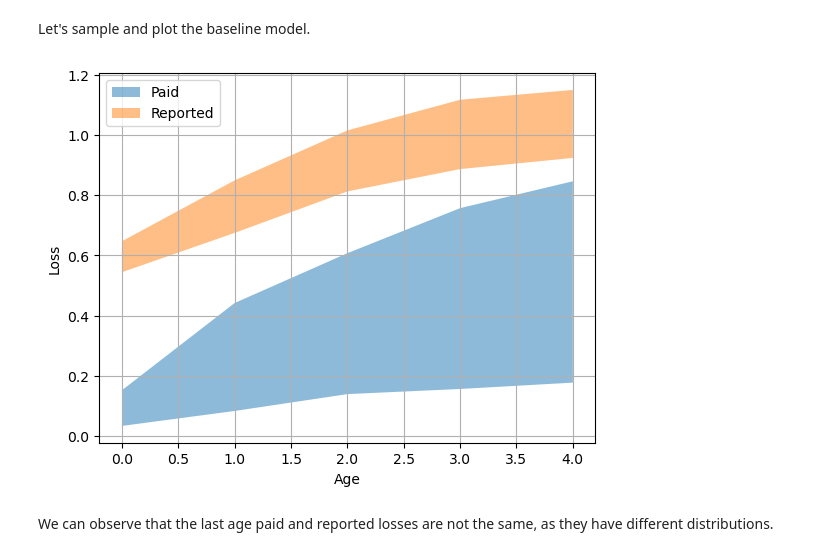
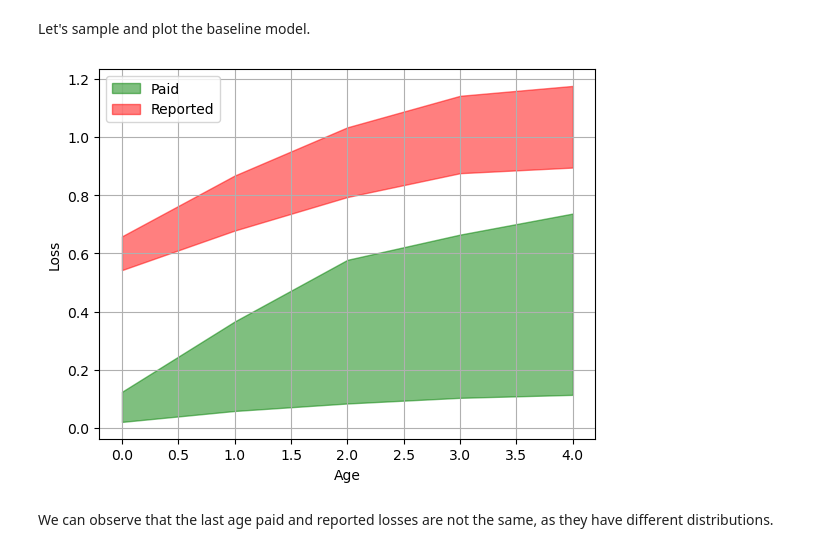
Before and after one commit to PredicTri/public, a Jupyter notebook: paid_reported_model.ipynb, the cells around one changed output. Cells and saved outputs as stored; diff of their text form; code cells hidden in the pictures.

Commit message:
Use fixed colors and fix labels and use JIT compilation optimizer.

```diff
--- a/paid_reported_model.ipynb
+++ b/paid_reported_model.ipynb
@@ -73,11 +73,11 @@ def base_model():
 # %% [markdown]
 We use Stochastic Variational Inference (SVI) to approximate the base line models distribution. SVI is not needed for the base line model but we will use later on for the same ultimate model.
 # %%
-def fit(model, num_steps=501, lr=0.1):
+def fit(model, num_steps=2001, lr=0.03):
     pyro.clear_param_store()
     guide = pyro.infer.autoguide.AutoMultivariateNormal(model)
     # Setup ELBO and optimizer
-    elbo = pyro.infer.Trace_ELBO(vectorize_particles=True, num_particles=100)
+    elbo = pyro.infer.JitTrace_ELBO(vectorize_particles=True, num_particles=100, ignore_jit_warnings=True)
     elbo.loss(model, guide)
     optim = pyro.optim.Adam({"lr": lr})
     svi = pyro.infer.SVI(model, guide, optim, loss=elbo)
@@ -85,7 +85,7 @@ def fit(model, num_steps=501, lr=0.1):
     # optimize
     for i in range(num_steps):
         loss = svi.step()
-        if i % 100 == 0:
+        if i % 400 == 0:
             print(f"step {i} loss = {loss:0.6g}")
 
     return guide
@@ -104,22 +104,22 @@ Let's sample and plot the baseline model.
 # %%
 base_samples = pyro.infer.WeighedPredictive(base_model, guide=base_guide, num_samples=10000,
                                             parallel=True, return_sites=["paid_loss", "reported_loss"])()
 
 lower_percentile = 0.25
 upper_percentile = 0.75
 
 def plot_ci(samples, **kwargs):
     lower, upper = pyro.ops.stats.quantile(samples, [lower_percentile, upper_percentile])
     plt.fill_between(range(samples.shape[-1]), lower, upper, **kwargs)
 
-plot_ci(base_samples.samples["paid_loss"], alpha=0.5, label="Paid")
-plot_ci(base_samples.samples["reported_loss"], alpha=0.5, label="Reported")
+plot_ci(base_samples.samples["paid_loss"], alpha=0.5, label="Paid", color="g")
+plot_ci(base_samples.samples["reported_loss"], alpha=0.5, label="Reported", color="r")
 plt.legend(loc="upper left")
 plt.xlabel("Age")
 plt.ylabel("Loss")
 plt.grid()
 # %% [output]
-[figure, old version]
+[figure, new version]
 # %% [markdown]
 We can observe that the last age paid and reported losses are not the same, as they have different distributions.
 # %% [markdown]
```
Also changed, not shown: parts of 4 cells of this notebook.
